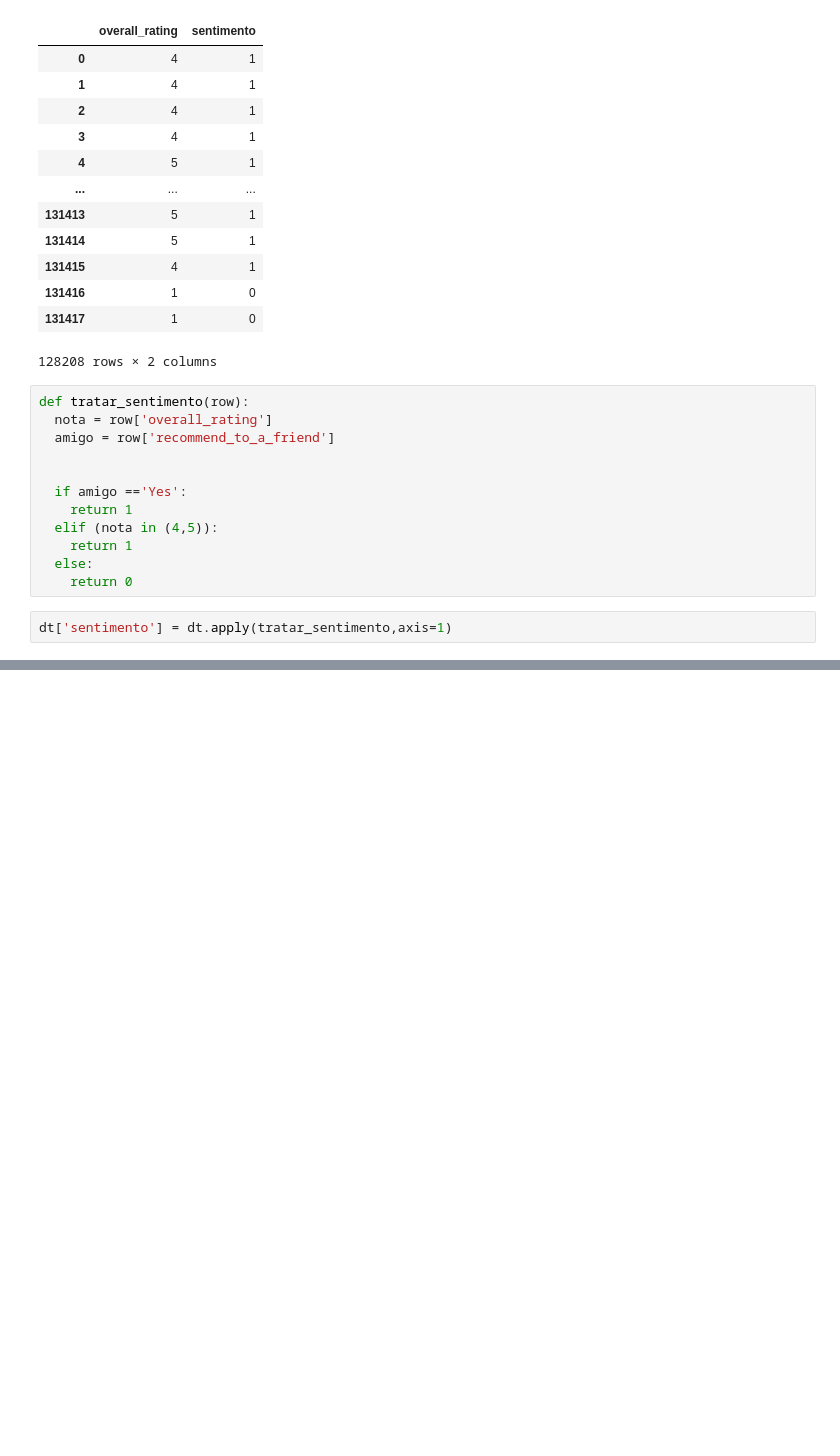
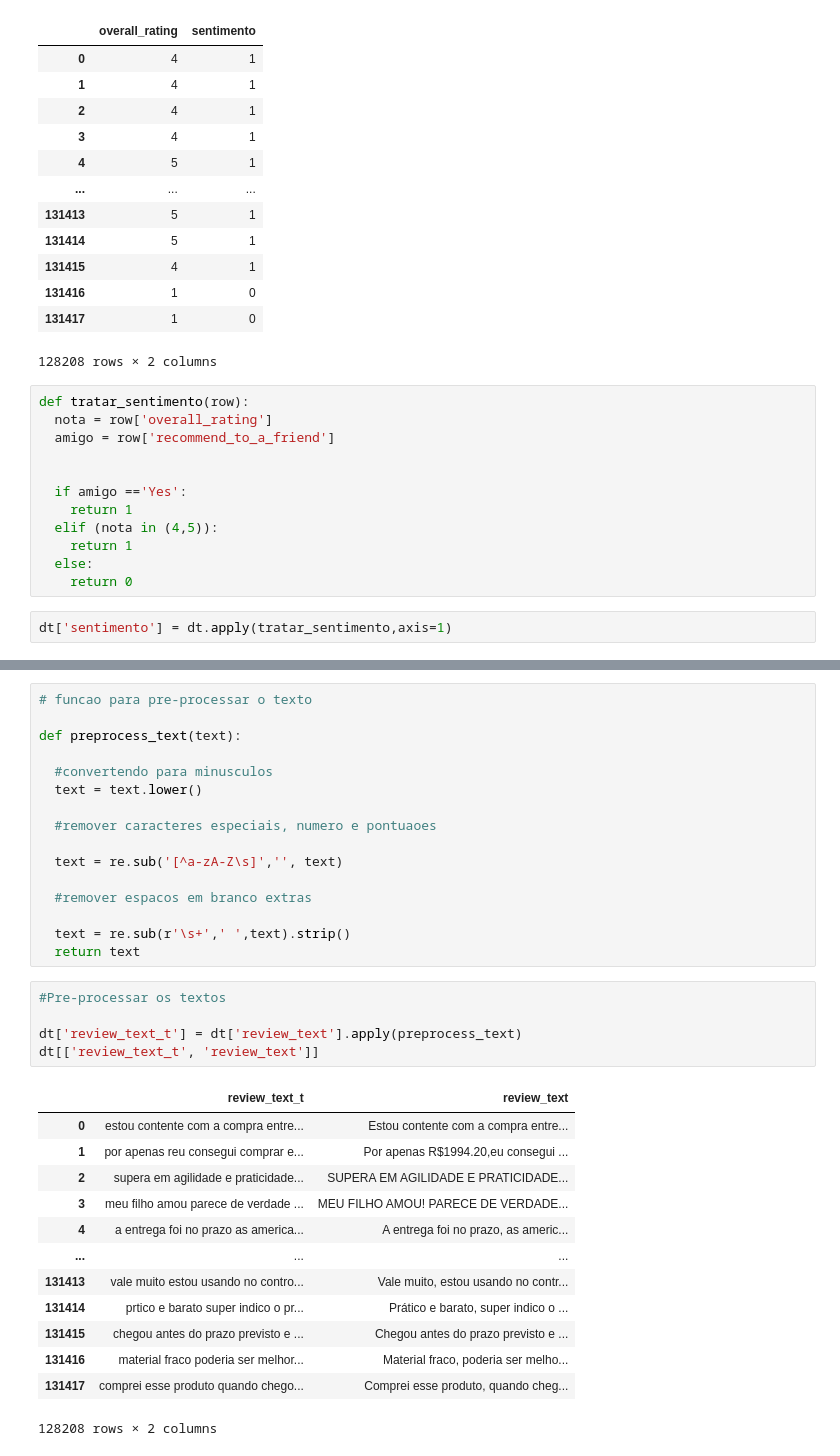
Before and after one commit to LeonardoMafra/Python_Data_Science, a Jupyter notebook: NLP.ipynb, the cells around one changed output, grey strips where cells are left out. Cells and saved outputs as stored; diff of their text form; blank space fills up the shorter version.

Commit message:
Codigos criados para previsão de sentimentos de texto com NPL

```diff
--- a/NLP.ipynb
+++ b/NLP.ipynb
@@ -221,0 +248,35 @@ dt['sentimento'] = dt.apply(tratar_sentimento,axis=1)
+# %%
+# funcao para pre-processar o texto
+
+def preprocess_text(text):
+
+  #convertendo para minusculos
+  text = text.lower()
+
+  #remover caracteres especiais, numero e pontuaoes
+
+  text = re.sub('[^a-zA-Z\s]','', text)
+
+  #remover espacos em branco extras
+
+  text = re.sub(r'\s+',' ',text).strip()
+  return text
+# %%
+#Pre-processar os textos
+
+dt['review_text_t'] = dt['review_text'].apply(preprocess_text)
+dt[['review_text_t', 'review_text']]
+# %% [output]
+|  | review_text_t | review_text |
+| 0 | estou contente com a compra entre... | Estou contente com a compra entre... |
+| 1 | por apenas reu consegui comprar e... | Por apenas R$1994.20,eu consegui ... |
+| 2 | supera em agilidade e praticidade... | SUPERA EM AGILIDADE E PRATICIDADE... |
+| 3 | meu filho amou parece de verdade ... | MEU FILHO AMOU! PARECE DE VERDADE... |
+| 4 | a entrega foi no prazo as america... | A entrega foi no prazo, as americ... |
+| ... | ... | ... |
+| 131413 | vale muito estou usando no contro... | Vale muito, estou usando no contr... |
+| 131414 | prtico e barato super indico o pr... | Prático e barato, super indico o ... |
+| 131415 | chegou antes do prazo previsto e ... | Chegou antes do prazo previsto e ... |
+| 131416 | material fraco poderia ser melhor... | Material fraco, poderia ser melho... |
+| 131417 | comprei esse produto quando chego... | Comprei esse produto, quando cheg... |
+128208 rows × 2 columns
```
Also changed, not shown: parts of 10 cells of this notebook.
